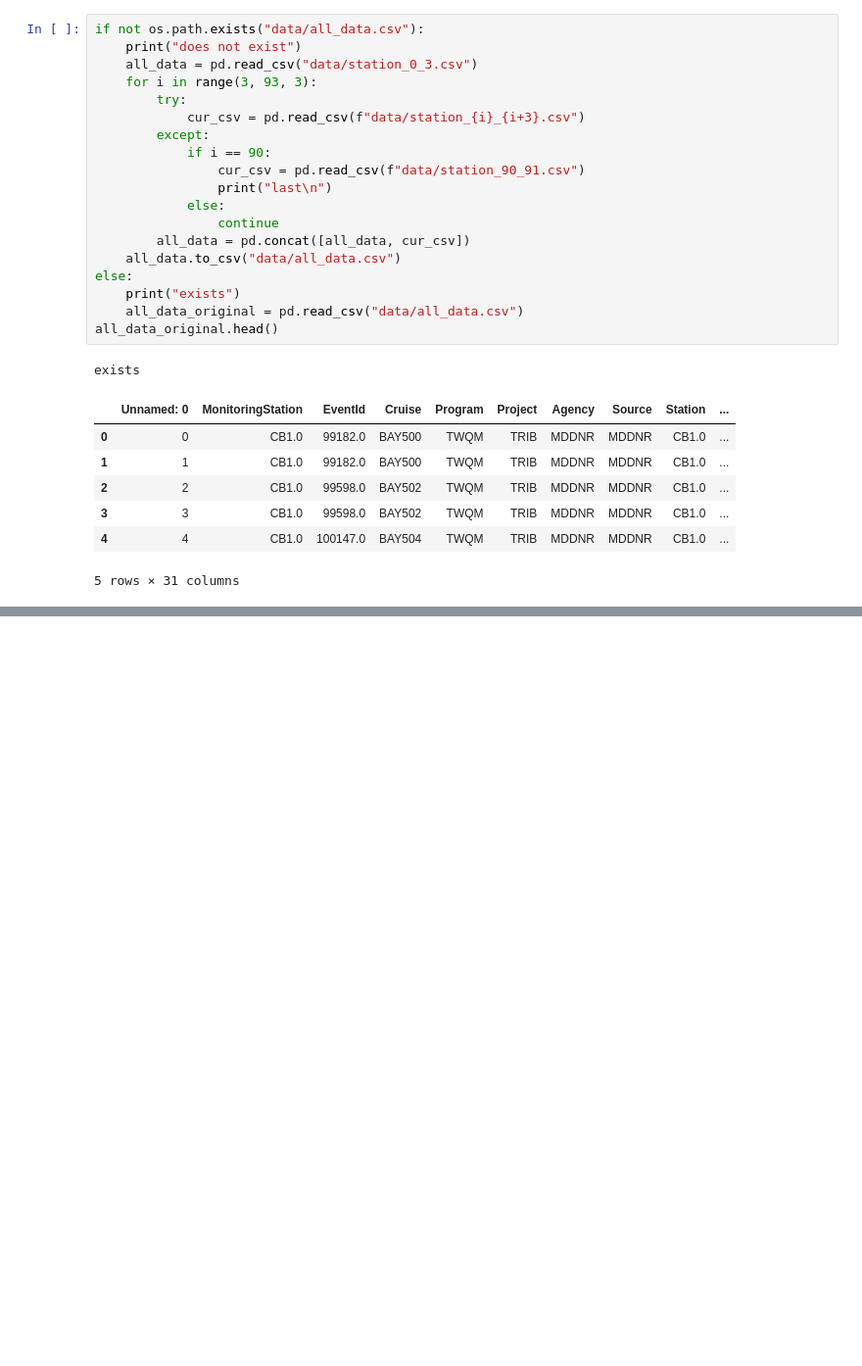
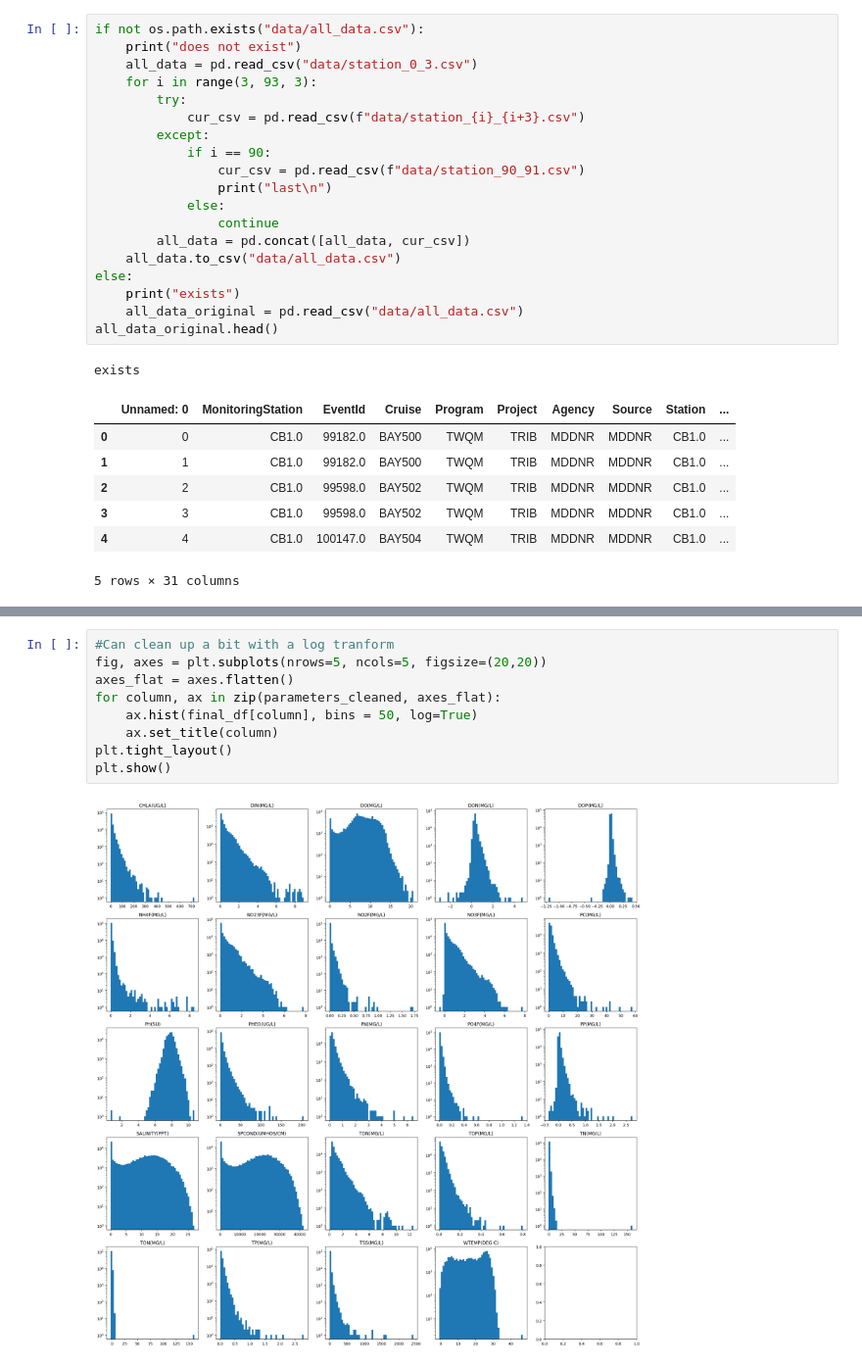
Before and after one commit to Quinn-Domanski/bay_exploration, a Jupyter notebook: bay_data_exploration.ipynb, the cells around one changed output, grey strips where cells are left out. Shown at 98% size. Saved outputs shown, nothing was run; the diff lists cells and outputs as text; blank space fills up the shorter version.

```diff
--- a/bay_data_exploration.ipynb
+++ b/bay_data_exploration.ipynb
@@ -149,0 +375,11 @@ ValueError: Index contains duplicate entries, cannot reshape
+# %%
+#Can clean up a bit with a log tranform
+fig, axes = plt.subplots(nrows=5, ncols=5, figsize=(20,20))
+axes_flat = axes.flatten()
+for column, ax in zip(parameters_cleaned, axes_flat):
+    ax.hist(final_df[column], bins = 50, log=True)
+    ax.set_title(column)
+plt.tight_layout()
+plt.show()
+# %% [output]
+[figure, added]
```
Also changed, not shown: parts of 81 cells of this notebook.
